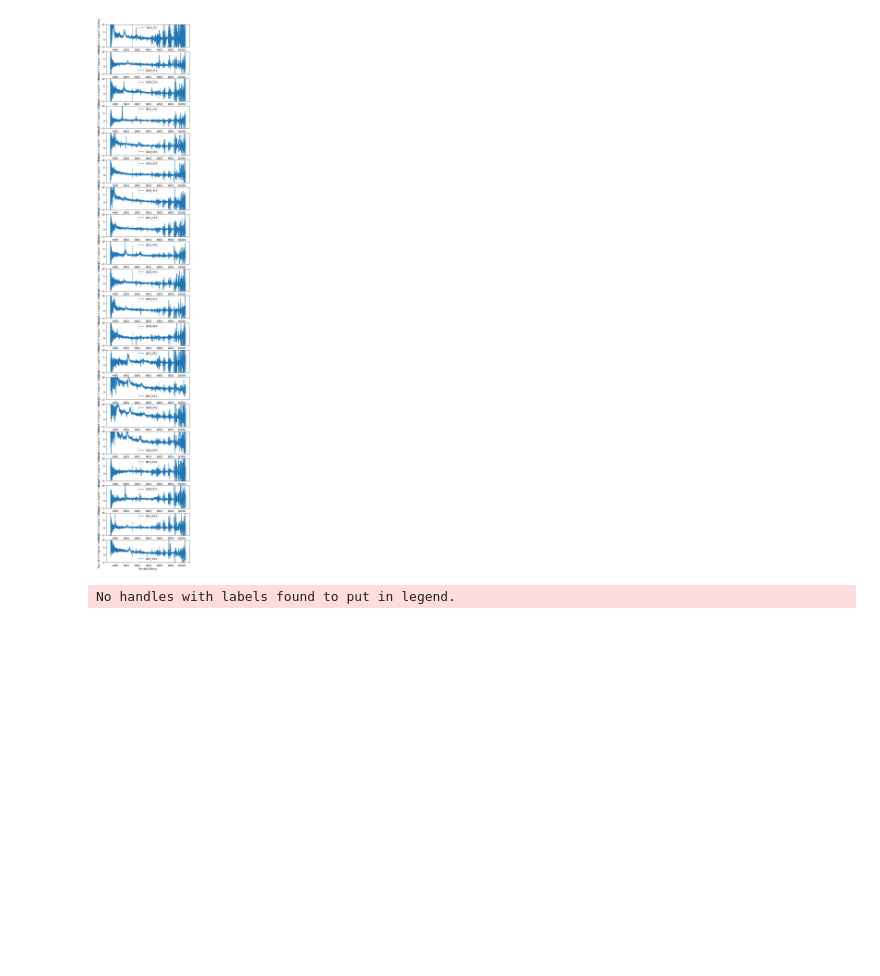
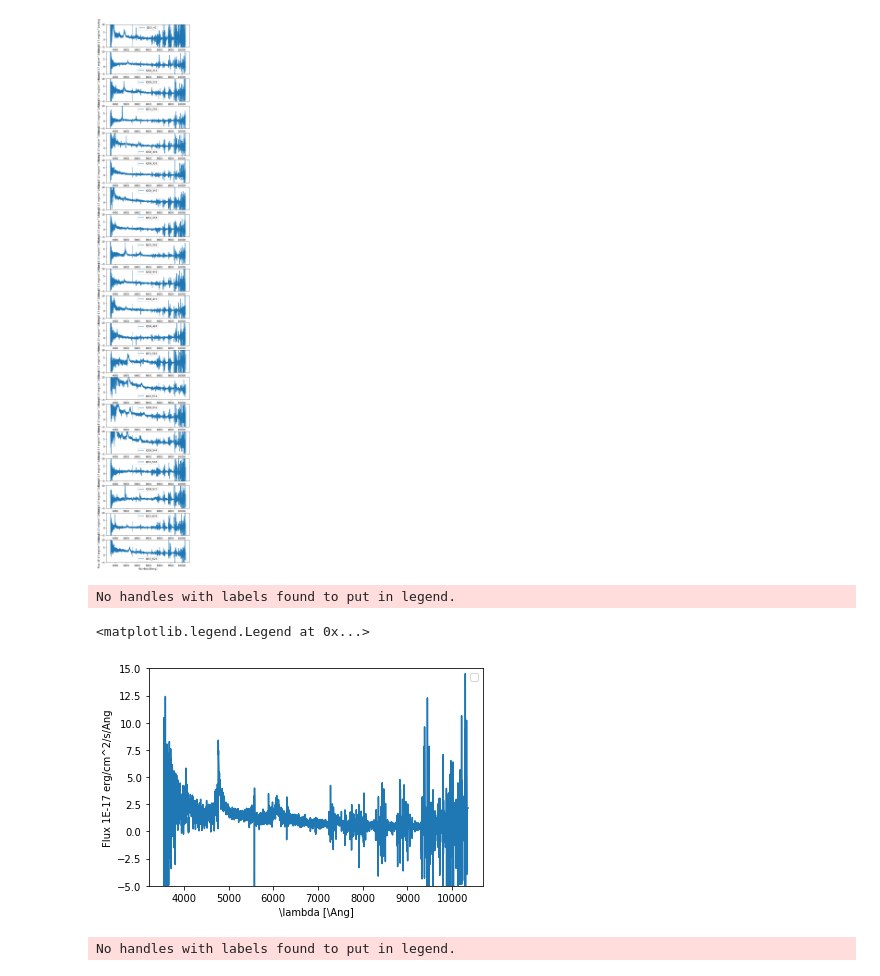
Before and after one commit to cosmostatschool/mexicopas, a Jupyter notebook: notebooks/eboss_qso_DR14_basico.ipynb, the cells around one changed output. Saved outputs shown, nothing was run; the diff lists cells and outputs as text; code cells hidden in the pictures; blank space fills up the shorter version.

```diff
--- a/notebooks/eboss_qso_DR14_basico.ipynb
+++ b/notebooks/eboss_qso_DR14_basico.ipynb
@@ -237,6 +291,20 @@ for i in range(20):
     plt.legend()
 # %% [output]
 [figure]
+# %%
+#There is an interesting object in number 231th. Lets look at it in more detail... It is a lyman alpha quasar. Lyman
+#alpha has an emission line at 121.6nm (restframe), lets find what is thhe
+plt.plot(10**logwave,flux[231])
+plt.ylabel('Flux 1E-17 erg/cm^2/s/Ang')
+plt.xlabel('\lambda [\Ang]')
+plt.ylim(-5,15)
+#plt.xlim(3300,5000)
+#plt.axvline(1216)
+plt.legend()
+# %% [output]
+No handles with labels found to put in legend.
+<matplotlib.legend.Legend at 0x...>
+[figure, added]
 # %%
 #There is an interesting object in number 231th. Lets look at it in more detail... It is a lyman alpha quasar. Lyman
 #alpha has an emission line at 121.6nm (restframe), lets find what is thhe
```
Also changed, not shown: parts of 16 cells of this notebook.
